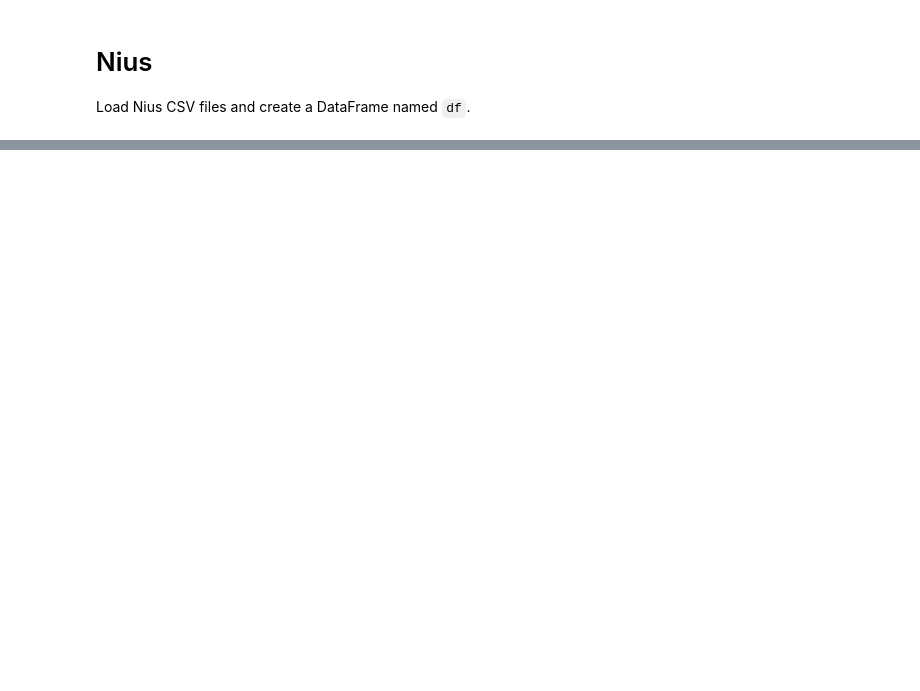
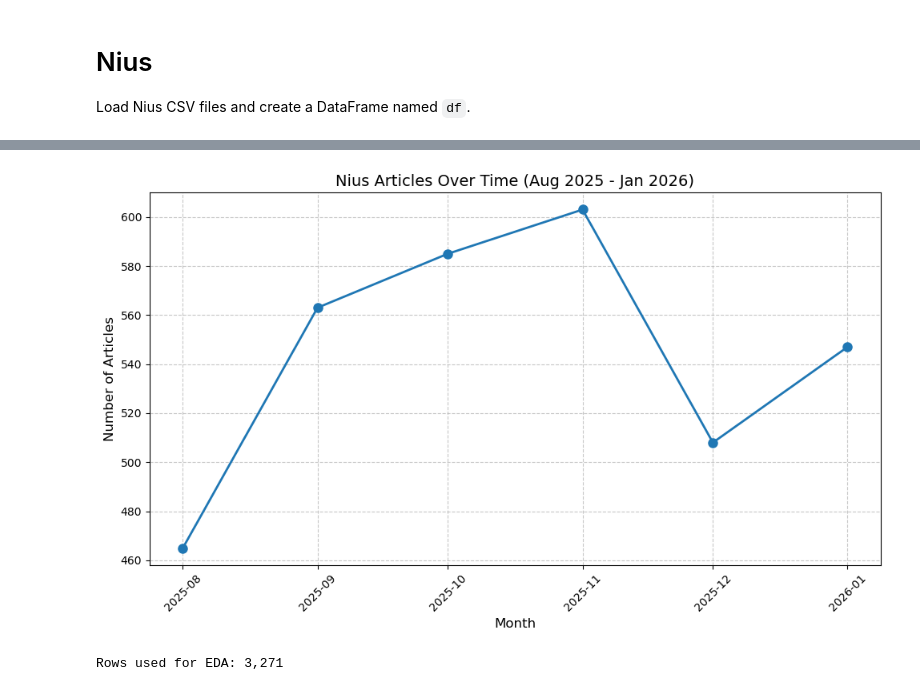
Before and after one commit to mattishaumann/Thesis, a Jupyter notebook: data preprocessing/03_Nius.ipynb, the cells around one changed output, grey strips where cells are left out. Saved outputs shown, nothing was run; the diff lists cells and outputs as text; code cells hidden in the pictures; blank space fills up the shorter version.

```diff
--- a/data preprocessing/03_Nius.ipynb
+++ b/data preprocessing/03_Nius.ipynb
@@ -68,0 +205,4 @@ Loaded 4885 rows from 285 file(s) in /Users/MattisHaumann/Dev/Thesis/data/raw/Al
+# %%
+# Remove newline characters from article_text
+df_clean['article_text'] = df_clean['article_text'].str.replace('\n', ' ', regex=False)
+df_clean.head()
@@ -68,0 +216,12 @@ Loaded 4885 rows from 285 file(s) in /Users/MattisHaumann/Dev/Thesis/data/raw/Al
+# %%
+# Extract relevant time period
+# Convert 'day' column to datetime
+df_clean['day'] = pd.to_datetime(df_clean['day'])
+
+# Filter for articles from August 2025 to January 2026
+start_date = '2025-08-01'
+end_date = '2026-01-31'
+
+df_clean = df_clean[(df_clean['day'] >= start_date) & (df_clean['day'] <= end_date)]
+print(f"Rows after filtering to {start_date} - {end_date}: {len(df_clean)}")
+df_clean.head()
@@ -68,0 +298,4 @@ Loaded 4885 rows from 285 file(s) in /Users/MattisHaumann/Dev/Thesis/data/raw/Al
+# %%
+# Drop rows where categories contains 'Show'
+df_clean = df_clean[~df_clean['categories'].str.contains('Show', na=False)]
+print(f"Rows after dropping 'Show' category: {len(df_clean)}")
@@ -68,0 +322,5 @@ Loaded 4885 rows from 285 file(s) in /Users/MattisHaumann/Dev/Thesis/data/raw/Al
+# %%
+# Create a table showing number of articles per month
+articles_per_month = df_clean.groupby(df_clean['day'].dt.to_period('M')).size().reset_index(name='article_count')
+articles_per_month.columns = ['month', 'article_count']
+articles_per_month
@@ -68,0 +335,36 @@ Loaded 4885 rows from 285 file(s) in /Users/MattisHaumann/Dev/Thesis/data/raw/Al
+# %%
+import matplotlib.pyplot as plt
+
+# Create a time series plot of articles per month
+fig, ax = plt.subplots(figsize=(10, 6))
+
+# Convert period to timestamp for plotting
+articles_per_month['month_ts'] = articles_per_month['month'].dt.to_timestamp()
+
+ax.plot(articles_per_month['month_ts'], articles_per_month['article_count'], marker='o', linewidth=2, markersize=8)
+
+ax.set_xlabel('Month', fontsize=12)
+ax.set_ylabel('Number of Articles', fontsize=12)
+ax.set_title('Nius Articles Over Time (Aug 2025 - Jan 2026)', fontsize=14)
+
+plt.xticks(rotation=45)
+ax.grid(True, linestyle='--', alpha=0.7)
+plt.tight_layout()
+plt.show()
+# %% [output]
+[figure, added]
+# %%
+import seaborn as sns
+
+sns.set_theme(style="whitegrid", context="talk")
+plt.rcParams["figure.figsize"] = (12, 6)
+
+eda_df = df_clean.copy()
+eda_df["day"] = pd.to_datetime(eda_df["day"], errors="coerce")
+
+eda_df["article_text"] = eda_df["article_text"].astype("string")
+eda_df = eda_df.dropna(subset=["day", "article_text"]).copy()
+
+print(f"Rows used for EDA: {len(eda_df):,}")
+# %% [output]
+Rows used for EDA: 3,271
```
Also changed, not shown: parts of 22 cells of this notebook, 3 other files.
